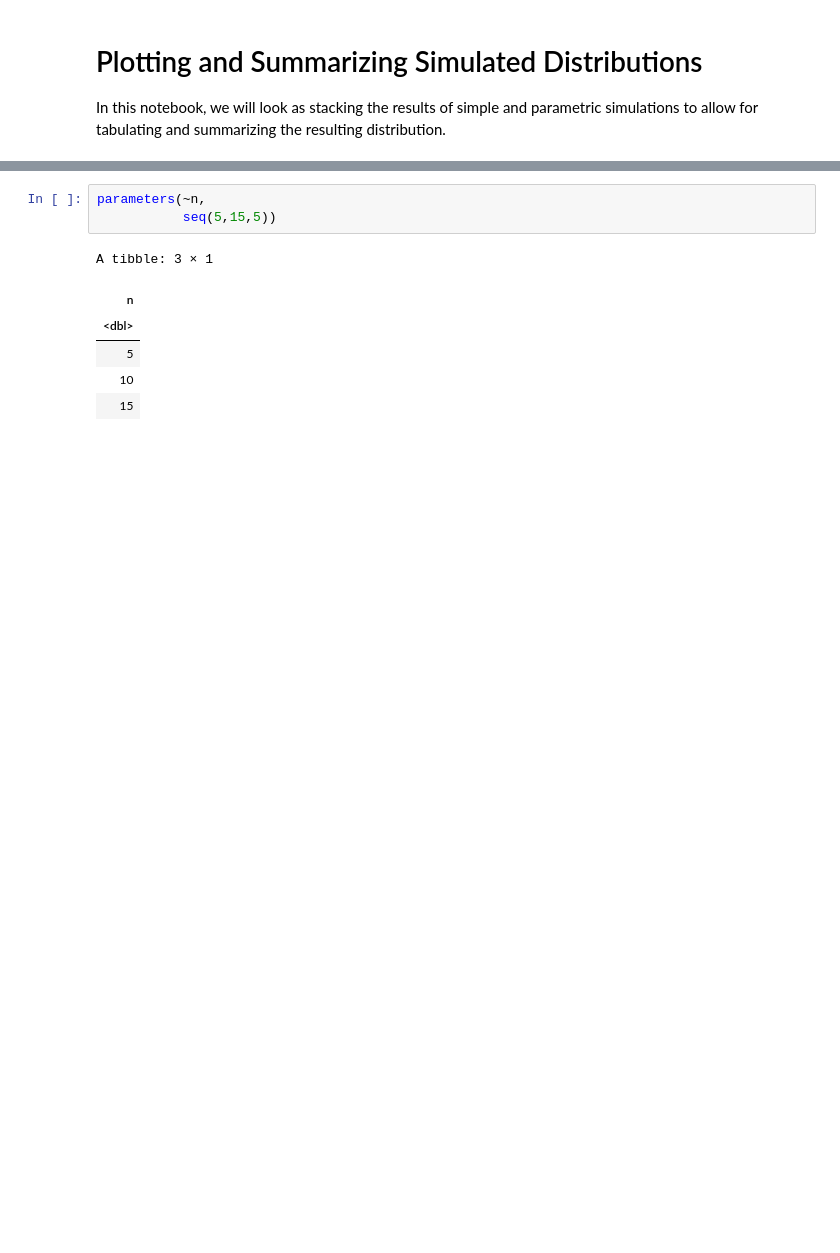
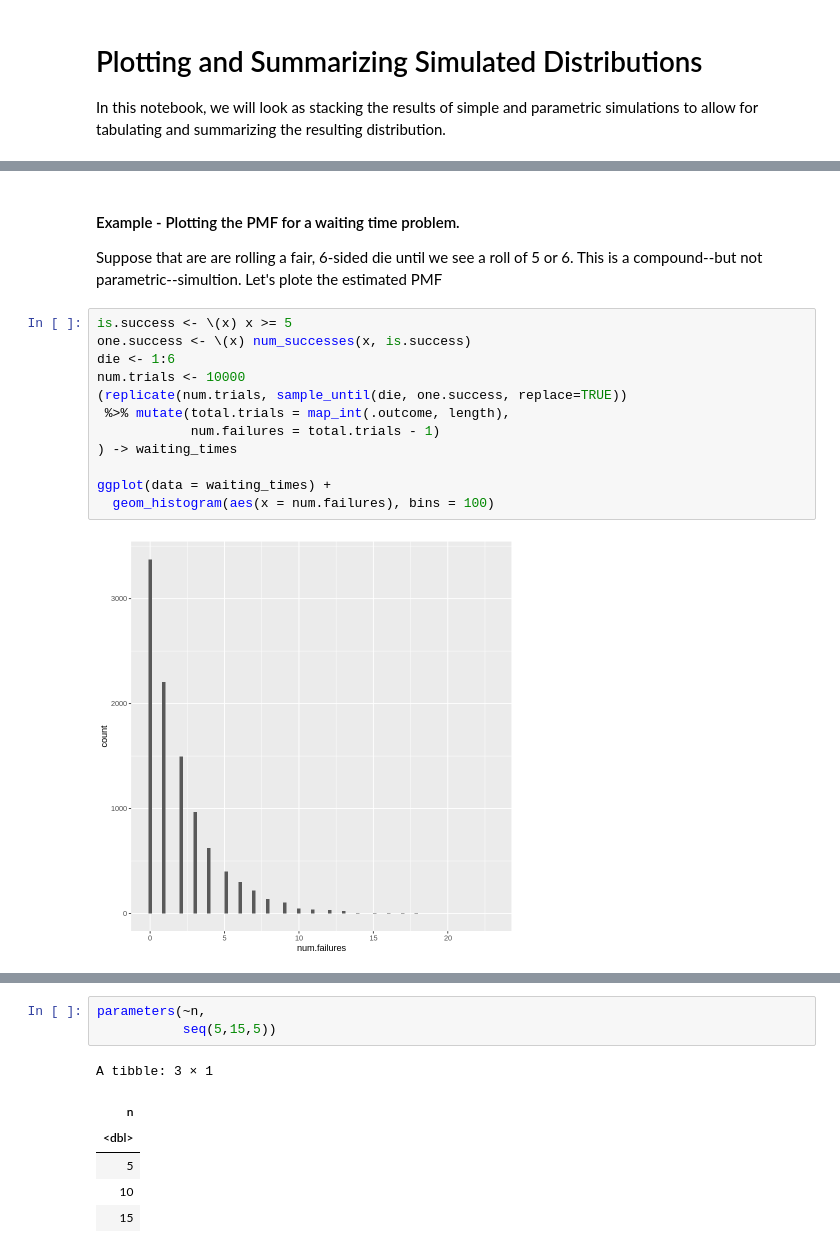
Before and after one commit to yardsale8/probability_simulations_in_R, a Jupyter notebook: 2_6_plotting_estimated_distributions.ipynb, the cells around one changed output, grey strips where cells are left out. Saved outputs shown, nothing was run; the diff lists cells and outputs as text; blank space fills up the shorter version.

```diff
--- a/2_6_plotting_estimated_distributions.ipynb
+++ b/2_6_plotting_estimated_distributions.ipynb
@@ -15,0 +59,18 @@ First, we will look at working with a simple categorical
+# %% [markdown]
+#### Example - Plotting the PMF for a waiting time problem.
+
+Suppose that are are rolling a fair, 6-sided die until we see a roll of 5 or 6.  This is a compound--but not parametric--simultion.  Let's plote the estimated PMF
+# %%
+is.success <- \(x) x >= 5
+one.success <- \(x) num_successes(x, is.success)
+die <- 1:6
+num.trials <- 10000
+(replicate(num.trials, sample_until(die, one.success, replace=TRUE))
+ %>% mutate(total.trials = map_int(.outcome, length),
+            num.failures = total.trials - 1)
+) -> waiting_times
+
+ggplot(data = waiting_times) +
+  geom_histogram(aes(x = num.failures), bins = 100)
+# %% [output]
+[figure, added]
```
Also changed, not shown: parts of 39 cells of this notebook.
